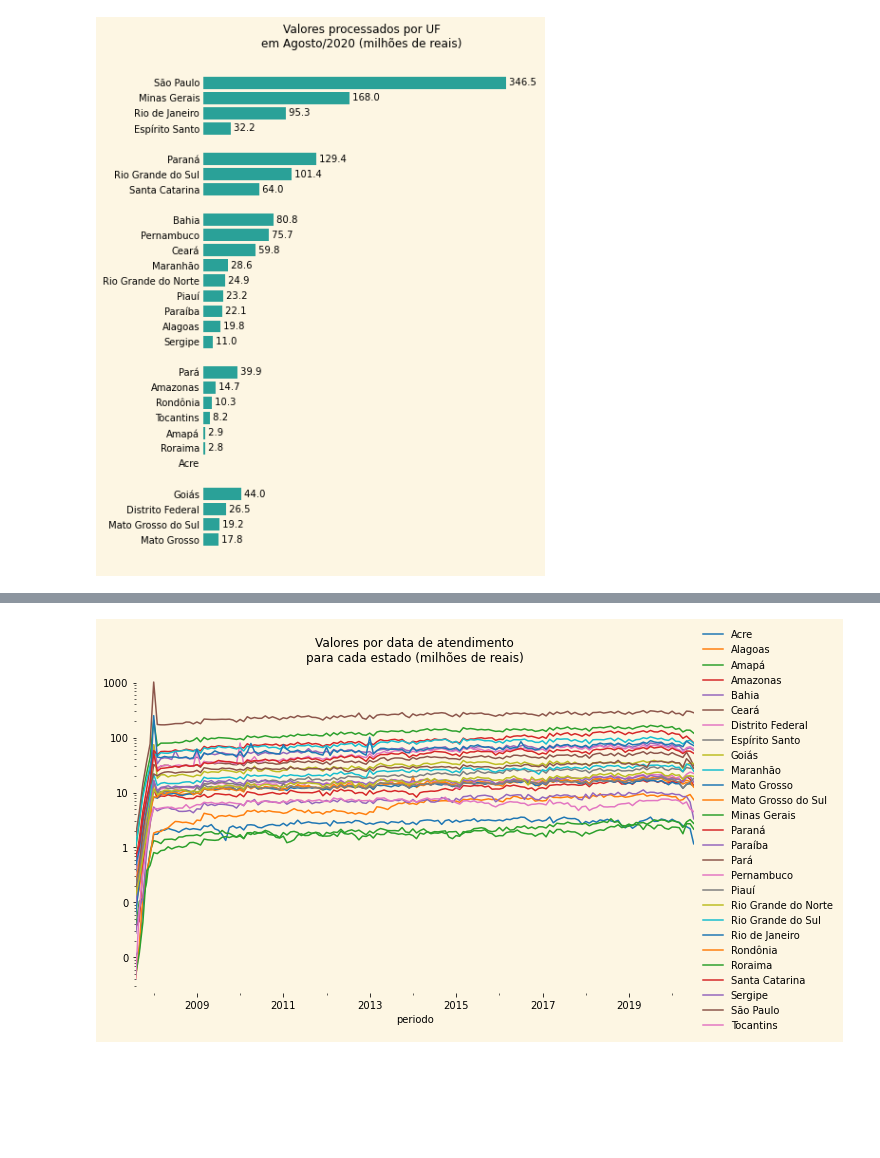
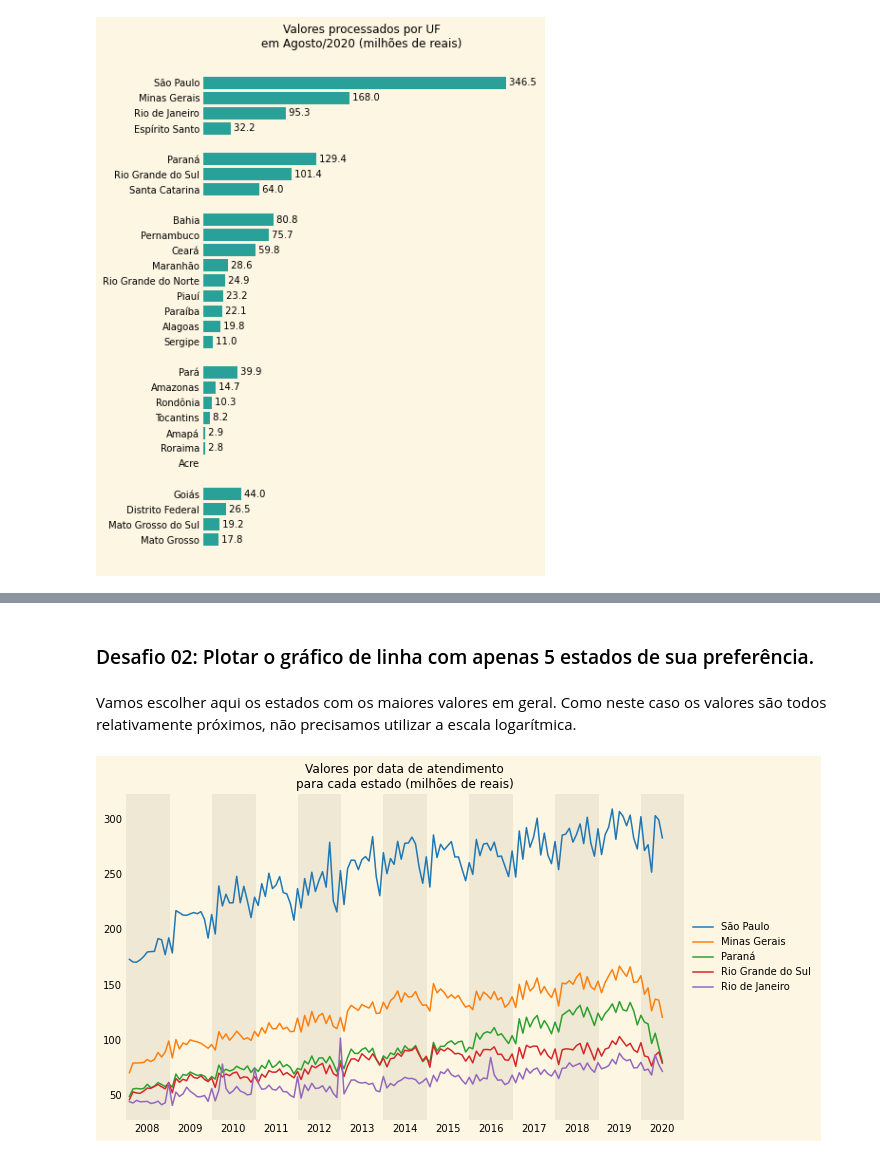
Before and after one commit to ClarisseAlvarenga/bootcamp_alura, a Jupyter notebook: modulo_1/notebooks/analise.ipynb, the cells around one changed output, grey strips where cells are left out. Cells and saved outputs as stored; diff of their text form; code cells hidden in the pictures; blank space fills up the shorter version.

```diff
--- a/modulo_1/notebooks/analise.ipynb
+++ b/modulo_1/notebooks/analise.ipynb
@@ -290,0 +269,8 @@ atendimentos.head()
+# %%
+atendimentos.index = pd.period_range(
+    start='2007-08',
+    end='2020-07',
+    freq='m', # Mês a mês.
+)
+
+atendimentos
@@ -291,31 +353,52 @@ atendimentos.head()
+# %% [markdown]
+### Desafio 02: Plotar o gráfico de linha com apenas 5 estados de sua preferência.
+# %% [markdown]
+Vamos escolher aqui os estados com os maiores valores em geral. Como neste caso os valores são todos relativamente próximos, não precisamos utilizar a escala logarítmica.
 # %%
 fig, ax = plt.subplots(figsize=(10, 6))
 
 fig.patch.set_facecolor('#fdf6e3')
 ax.set_facecolor('#fdf6e3')
 
 ax.set_title('Valores por data de atendimento\npara cada estado (milhões de reais)')
 
-atendimentos.plot(
+atendimentos.loc['2008-2':, ['São Paulo', 'Minas Gerais', 'Paraná', 'Rio Grande do Sul', 'Rio de Janeiro']].plot(
     ax=ax,
 )
 
 ax.legend(
     loc='center left',
     bbox_to_anchor=(1, .5),
     frameon=False,
 )
 
 for spine in ax.spines.values():
     spine.set_visible(False)
 
-ax.set_yscale('log')
+ax.set_xticks([
+    f'{ano}-07'
+    for ano in range(2008, 2021)
+])
 
-# ax.ticklabel_format(
-#     axis='y',
-#     style='plain',
-# )
+ax.set_xticklabels(
+    range(2008, 2021)
+)
+
+ax.tick_params(
+    axis='both',
+    which='both',
+    length=0,
+)
+
+ax.set_xlim('2008-01', '2021-01')
+
+for ano in range(2008, 2022, 2):
+    ax.axvspan(
+        xmin=f'{ano}-01',
+        xmax=f'{ano+1}-01',
+        color='#eee8d5',
+    )
 
 ax.yaxis.set_major_formatter(FuncFormatter(lambda x, pos: f'{x/10**6:.0f}'))
 # %% [output]
-[figure, old version]
+[figure, new version]
```
Also changed, not shown: parts of 10 cells of this notebook.
